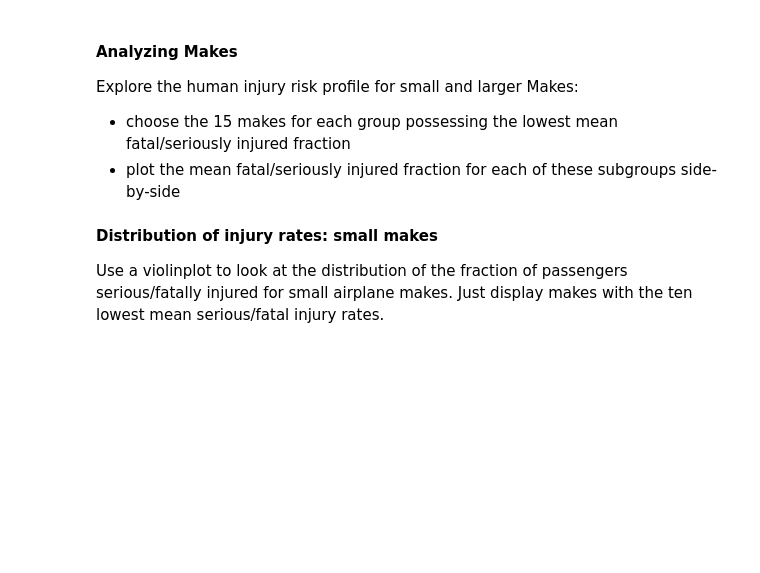
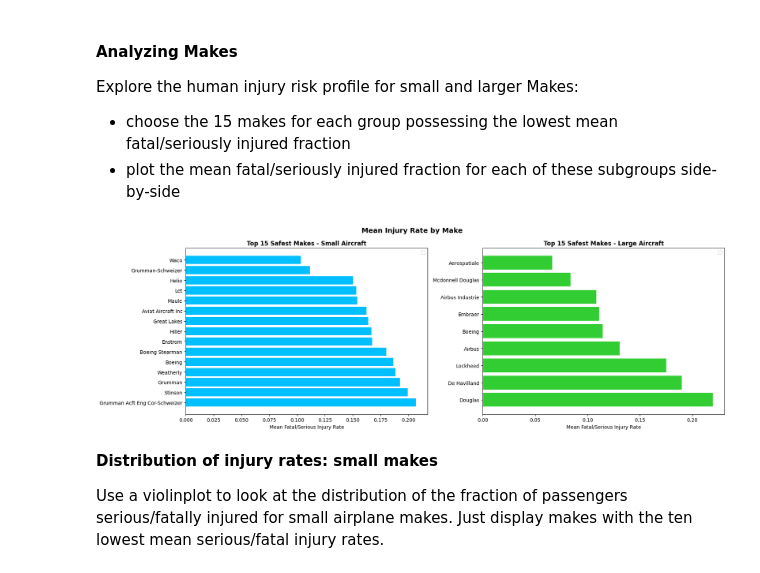
Before and after one commit to tracyvuleze2-sketch/dsc-course0-m8-lab, a Jupyter notebook: Aviation_Accidents_Data_Analysis.ipynb, the cells around one changed output. Cells and saved outputs as stored; diff of their text form; code cells hidden in the pictures; blank space fills up the shorter version.

Commit message:
Done a complete EDA together with visualizations of the findings

```diff
--- a/Aviation_Accidents_Data_Analysis.ipynb
+++ b/Aviation_Accidents_Data_Analysis.ipynb
@@ -130,6 +130,29 @@ Small aircraft makes with >= 50 accidents: 77
 Explore the human injury risk profile for small and larger Makes:
 - choose the 15 makes for each group possessing the lowest mean fatal/seriously injured fraction
 - plot the mean fatal/seriously injured fraction for each of these subgroups side-by-side
+# %%
+top15_small = small_makes.head(15)
+top15_large = large_makes.head(15)
+
+fig, axes = plt.subplots(1, 2, figsize=(18, 6))
+
+# Small aircraft horizontal bar chart where the safest makes are at the top
+axes[0].barh(top15_small['Make'][::-1], top15_small['mean_injury_rate'][::-1], color='deepskyblue')
+axes[0].set_title('Top 15 Safest Makes - Small Aircraft', fontweight='bold')
+axes[0].set_xlabel('Mean Fatal/Serious Injury Rate')
+axes[0].legend()
+
+# Large aircraft horizontal bar chart where the safest makes are at the top
+axes[1].barh(top15_large['Make'][::-1], top15_large['mean_injury_rate'][::-1], color='limegreen')
+axes[1].set_title('Top 15 Safest Makes - Large Aircraft', fontweight='bold')
+axes[1].set_xlabel('Mean Fatal/Serious Injury Rate')
+axes[1].legend()
+
+plt.suptitle('Mean Injury Rate by Make', fontsize=14, fontweight='bold')
+plt.tight_layout()
+plt.show()
+# %% [output]
+[figure, added]
 # %% [markdown]
 **Distribution of injury rates: small makes**
 
```
Also changed, not shown: parts of 20 cells of this notebook.
